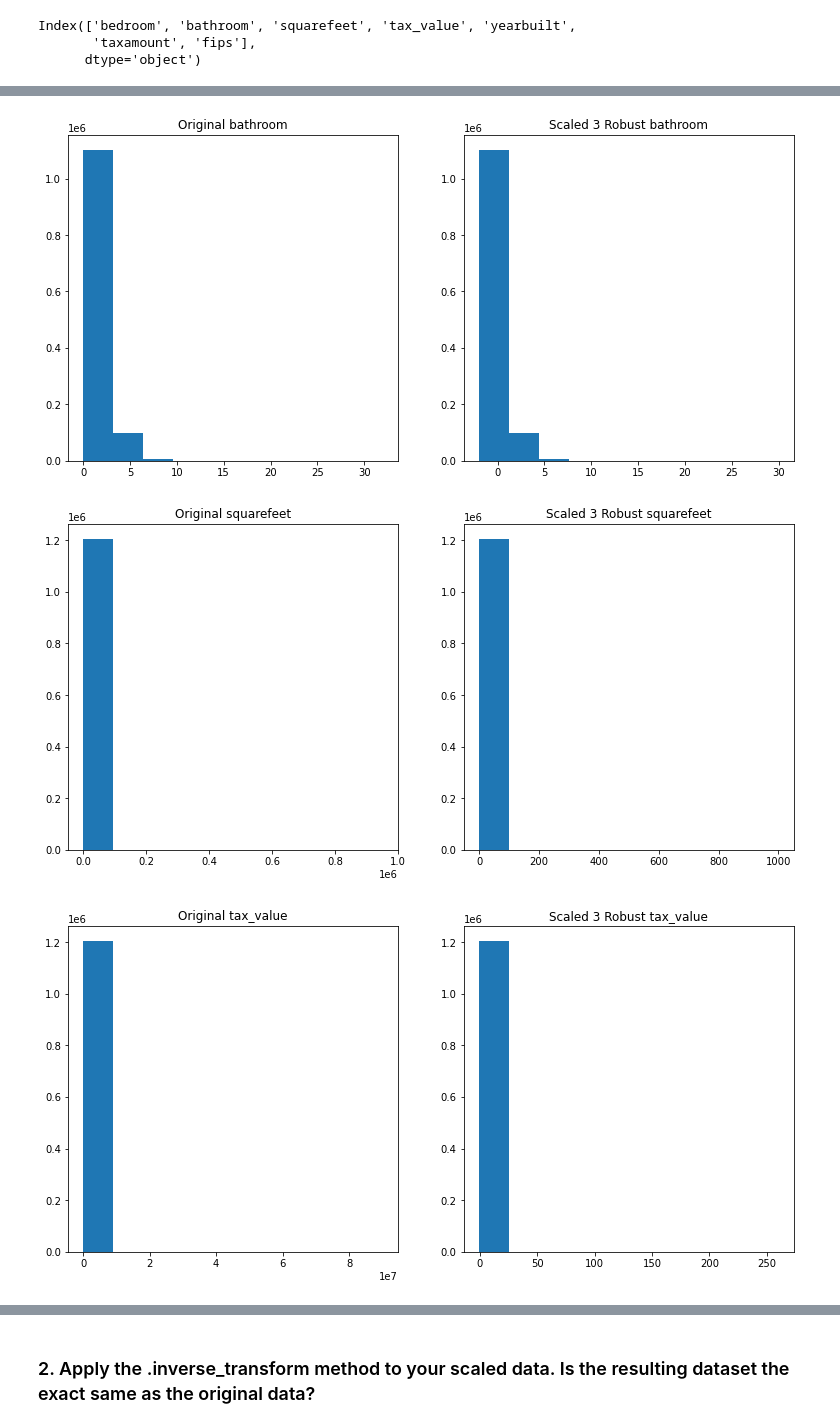
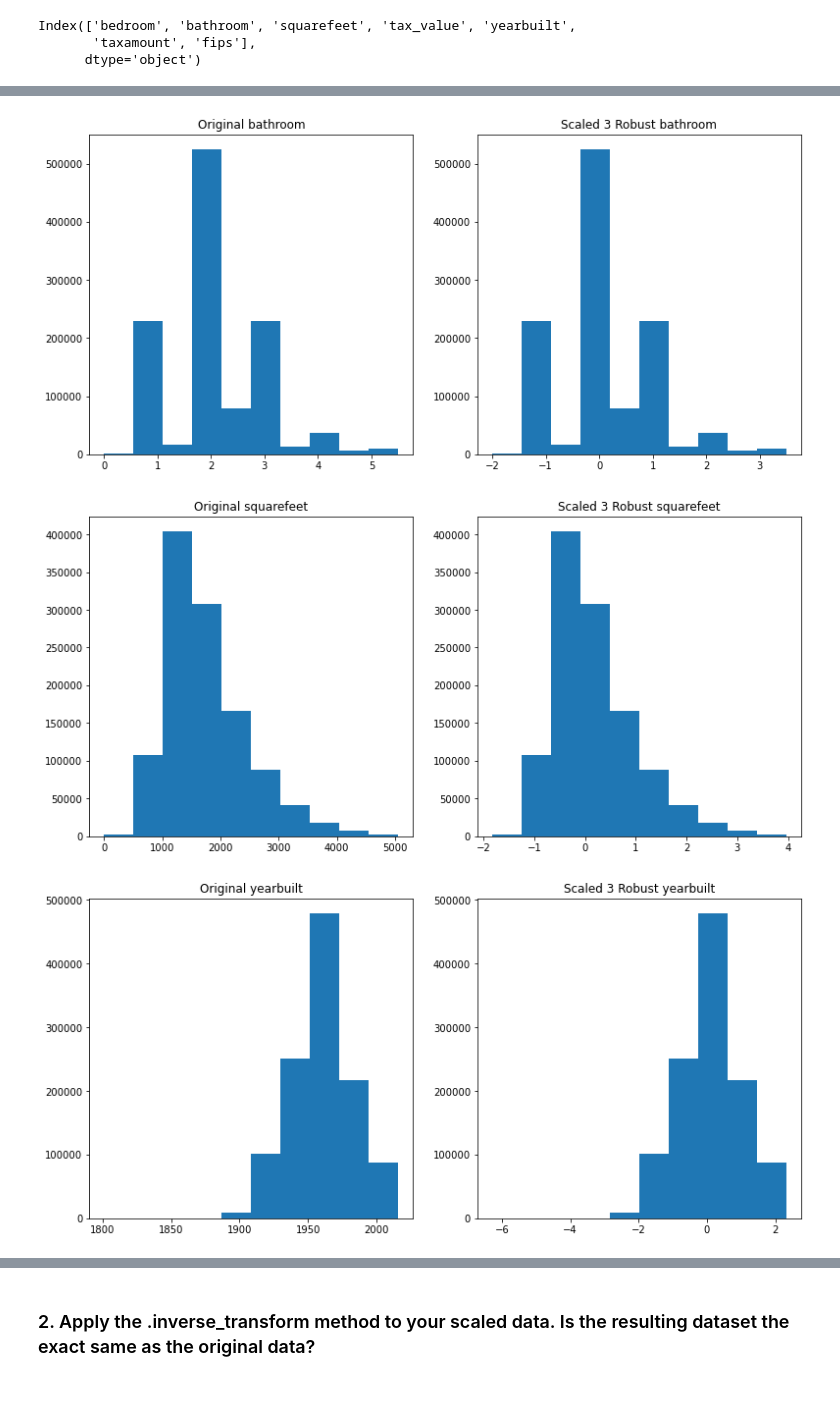
Before and after one commit to Yvette-Ibarra/regression-exercises, a Jupyter notebook: scaling.ipynb, the cells around one changed output, grey strips where cells are left out. Drawn from its saved outputs; the diff is of its cells as text; code cells hidden in the pictures; blank space fills up the shorter version.

```diff
--- a/scaling.ipynb
+++ b/scaling.ipynb
@@ -71,10 +108,11 @@ x_scaled[cols] = scaler1.transform(x_scaled[cols])
 # %%
-for i in cols:
+for i in columns_to_scale:
     plt.figure(figsize=(13, 6))
     plt.subplot(121)
-    plt.hist(data=x_train, x= i,bins=10)
     plt.title(f'Original {i}')
+    plt.hist(data=train, x= i,bins=10)
+
     plt.subplot(122)
-    plt.hist(data=x_scaled, x= i,bins=10)
+    plt.hist(data=train_scaled, x= i,bins=10)
     plt.title(f'Scaled 2 Min Max {i}');
 # %% [output]
@@ -87,17 +124,19 @@ for i in cols:
 # %%
-cols = ['bedroom', 'bathroom', 'squarefeet', 'tax_value', 'yearbuilt',
-       'taxamount']
+# using StandardScaler, create object to store scaler
 scaler2 = sklearn.preprocessing.StandardScaler()
-scaler2.fit(x_scaled2[cols])
 
-x_scaled2[cols] = scaler2.fit_transform(x_scaled2[cols])
+# fir scaler into data
+scaler2.fit(train_scaled2[columns_to_scale])
+
+train_scaled2[columns_to_scale] = scaler2.fit_transform(train_scaled2[columns_to_scale])
 # %%
-for i in cols:
+for i in columns_to_scale:
     plt.figure(figsize=(13, 6))
     plt.subplot(121)
-    plt.hist(data=x_train, x= i,bins=10)
     plt.title(f'Original {i}')
+    plt.hist(data=train, x= i,bins=10)
+
     plt.subplot(122)
-    plt.hist(data=x_scaled2, x= i,bins=10)
+    plt.hist(data=train_scaled2, x= i,bins=10)
     plt.title(f'Scaled 2 StandardScaler {i}');
 # %% [output]
@@ -110,17 +148,18 @@ for i in cols:
 # %%
-cols = ['bedroom', 'bathroom', 'squarefeet', 'tax_value', 'yearbuilt',
-       'taxamount']
+# Using Robust scaler, create object to store scaler
 scaler3 = sklearn.preprocessing.RobustScaler()
-scaler3.fit(x_scaled3[cols])
 
-x_scaled3[cols] = scaler3.fit_transform(x_scaled3[cols])
+# fit scaler
+scaler3.fit(train_scaled3[columns_to_scale])
+
+train_scaled3[columns_to_scale] = scaler3.fit_transform(train_scaled3[columns_to_scale])
 # %%
-for i in cols:
+for i in columns_to_scale:
     plt.figure(figsize=(13, 6))
     plt.subplot(121)
-    plt.hist(data=x_train, x= i,bins=10)
+    plt.hist(data=train, x= i,bins=10)
     plt.title(f'Original {i}')
     plt.subplot(122)
-    plt.hist(data=x_scaled3, x= i,bins=10)
+    plt.hist(data=train_scaled3, x= i,bins=10)
     plt.title(f'Scaled 3 Robust {i}');
 # %% [output]
@@ -128,3 +167,3 @@ for i in cols:
-[figure, old version]
+[figure, new version]
-[figure, old version]
+[figure, new version]
-[figure, old version]
+[figure, new version]
```
Also changed, not shown: parts of 34 cells of this notebook.
